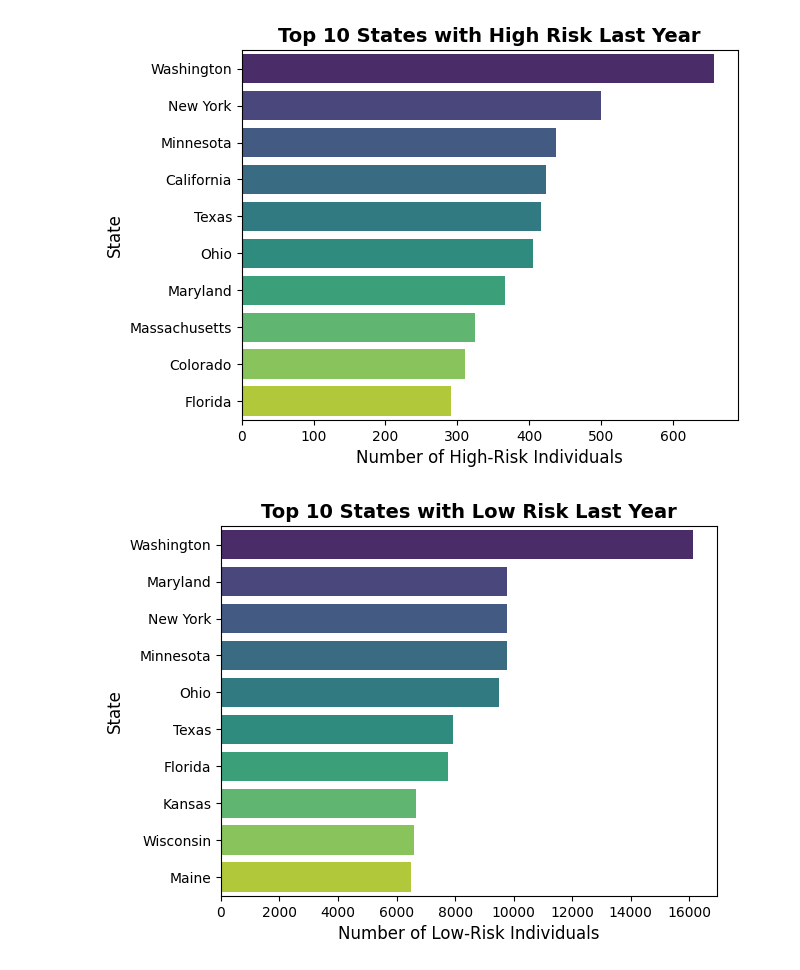
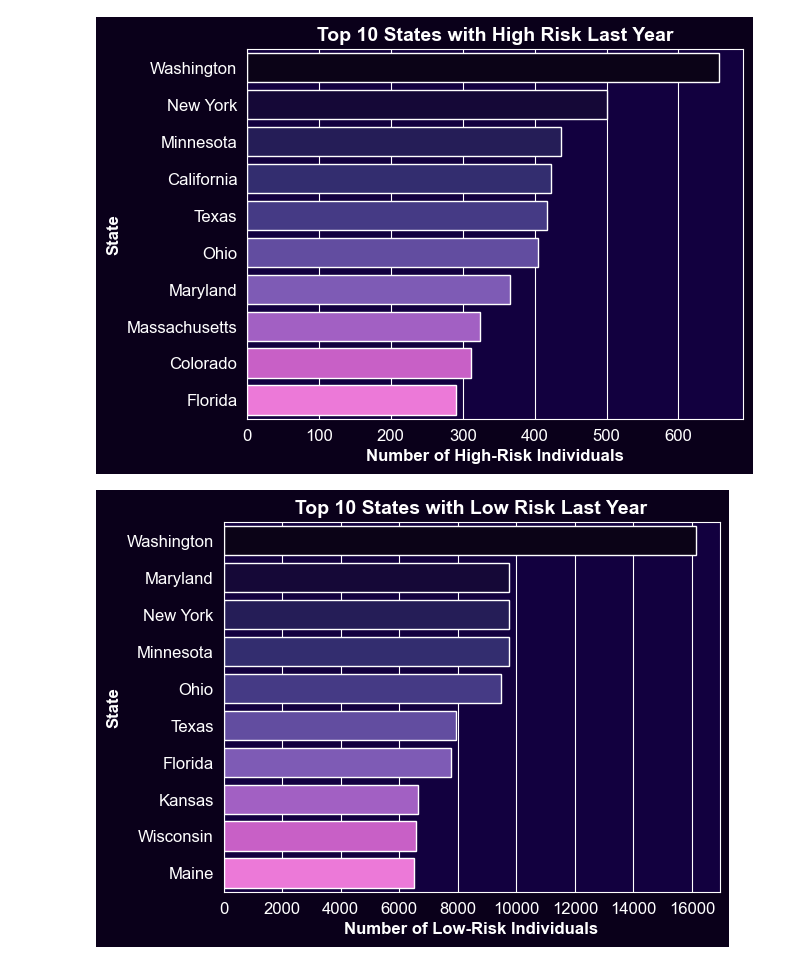
Before and after one commit to ahmedsameh909/Health-Care-Project, a Jupyter notebook: Data_Preprocessing_and_Visualization.ipynb, the cells around one changed output. Drawn from its saved outputs; the diff is of its cells as text; code cells hidden in the pictures.

```diff
--- a/Data_Preprocessing_and_Visualization.ipynb
+++ b/Data_Preprocessing_and_Visualization.ipynb
@@ -6,11 +6,35 @@ import plotly.express as px
 import warnings
 warnings.filterwarnings('ignore')
 
-colors = ["#89CFF0", "#FF69B4", "#FFD700", "#7B68EE", "#FF4500",
-          "#9370DB", "#32CD32", "#8A2BE2", "#AE4532", "#20B2AA",
-          "#FF69B4", "#00CED1", "#FF7F50", "#7FFF00", "#DA70D6"]
+colors = [
+    "#0A001A",
+    "#12003F",
+    "#1E1460",
+    "#2A227A",
+    "#3C2E91",
+    "#5B3FAE",
+    "#7B4CC4",
+    "#A84FD3",
+    "#D94FD7",
+    "#FF66E5",
+    "#4AC3FF",
+    "#00AEEF",
+    "#007FBE"
+]
+
+colors2=[
+    "#4AC3FF",
+    "#007FBE",
+    "#7B4CC4",
+    "#A84FD3",
+    "#D94FD7",
+    ]
 # %%
 Data = pd.read_csv('https://raw.githubusercontent.com/ahmedsameh909/Health-Care-Project/main/Data_Heart_clean.csv')
+# %%
+sns.set_style("darkgrid")
+plt.rcParams['figure.facecolor'] = '#0A001A'
+plt.rcParams['axes.facecolor'] = '#12003F'
 # %%
 plt.figure(figsize=(14,5))
 Age=Data['AgeCategory'].value_counts().plot(kind='bar',color=colors[:len(colors)],rot=45)
@@ -48,20 +76,24 @@ plt.show()
 # %%
 High_Risk_LastYear_State = Data[Data['HighRiskLastYear'] == 1 ]['State']
 top_states = High_Risk_LastYear_State.value_counts().head(10)
-sns.barplot(x=top_states.values, y=top_states.index, palette='viridis')
-plt.title('Top 10 States with High Risk Last Year', fontsize=14, weight='bold')
-plt.xlabel('Number of High-Risk Individuals', fontsize=12)
-plt.ylabel('State', fontsize=12)
+sns.barplot(x=top_states.values, y=top_states.index, palette=colors)
+plt.title('Top 10 States with High Risk Last Year', fontsize=14, weight='bold',color='white')
+plt.xlabel('Number of High-Risk Individuals', fontsize=12,color='white',weight='bold')
+plt.ylabel('State', fontsize=12,color='white',weight='bold')
+plt.xticks(color='white', fontsize=12)
+plt.yticks(color='white', fontsize=12)
 plt.show()
 # %% [output]
-[figure, old version]
+[figure, new version]
 # %%
 Low_Risk_LastYear_State=Data[Data['HighRiskLastYear'] == 0]['State']
 low_states=Low_Risk_LastYear_State.value_counts().head(10)
-sns.barplot(x=low_states.values,y=low_states.index,palette='viridis')
-plt.title('Top 10 States with Low Risk Last Year', fontsize=14, weight='bold')
-plt.xlabel('Number of Low-Risk Individuals', fontsize=12)
-plt.ylabel('State', fontsize=12)
+sns.barplot(x=low_states.values,y=low_states.index,palette=colors)
+plt.title('Top 10 States with Low Risk Last Year', fontsize=14, weight='bold',color='white')
+plt.xlabel('Number of Low-Risk Individuals', fontsize=12,color='white',weight='bold')
+plt.ylabel('State', fontsize=12,color='white',weight='bold')
+plt.xticks(color='white', fontsize=12)
+plt.yticks(color='white', fontsize=12)
 plt.show()
 # %% [output]
-[figure, old version]
+[figure, new version]
```
Also changed, not shown: parts of 10 cells of this notebook.
